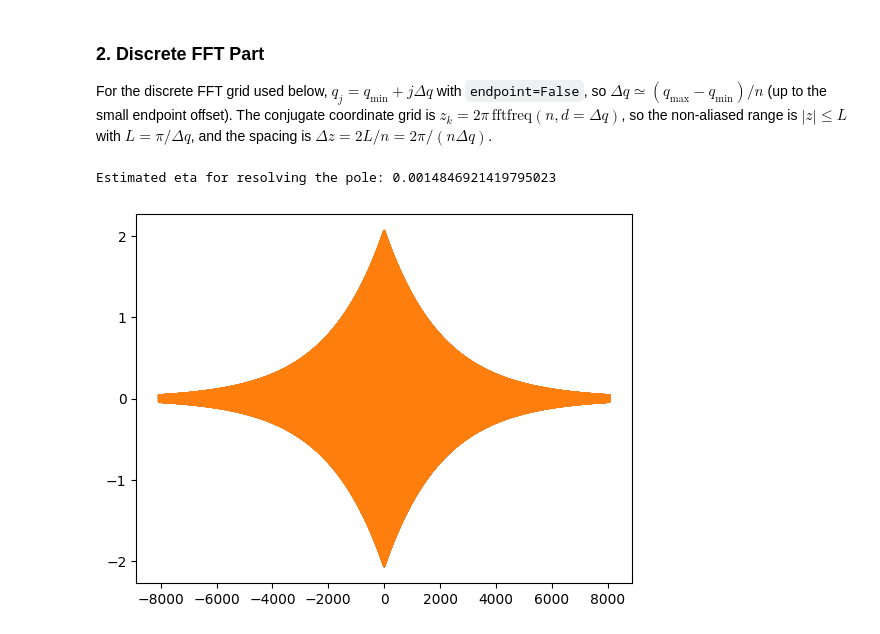
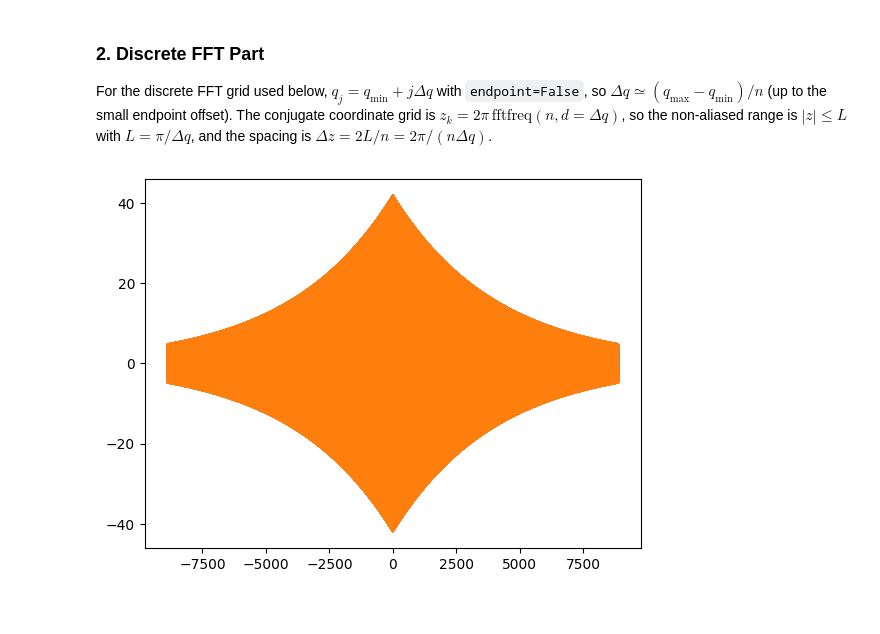
Before and after one commit to ClaudioQTM/2D_array, a Jupyter notebook: src/W_state/W_state_FFT.ipynb, the cells around one changed output. Cells and saved outputs as stored; diff of their text form; code cells hidden in the pictures.

```diff
--- a/src/W_state/W_state_FFT.ipynb
+++ b/src/W_state/W_state_FFT.ipynb
@@ -24,10 +24,10 @@ sigma_func_period = create_self_energy_interpolator_numba(
 )
 # r_para = np.array([-74, 30])
 # p_para = np.array([60, 50])
-r_para = np.array([0, 10])
-p_para = np.array([20, -5])
-E1 = 203 / 2
-E = 205
+r_para = np.array([3, 0.2])
+p_para = np.array([1, -2])
+E1 = 178 / 2
+E = 180
 Q_para = np.array([0, 0])
 sigma_func_period = sigma_func_period_numba
 Zc = 1
@@ -217,45 +217,44 @@ n_points = int(2e6)
 q_min, q_max = q_bounds(E, r_para, Q_para, square_lattice)
 q_grid = np.linspace(q_min + 1e-10, q_max - 1e-10, n_points, endpoint=False)
 dq = q_grid[1] - q_grid[0]
-eta = eta_estimator(
-    r_para, p_para, E1, E, Q_para, square_lattice, sigma_func_period, dq, 10
-)
-
+#eta = eta_estimator(
+#    r_para, p_para, E1, E, Q_para, square_lattice, sigma_func_period, dq, 10
+#)
+eta =1e-3
 q_grid, value_grid = W_k_sp_grid(
     r_para,
     p_para,
     E1,
     E,
     Q_para,
     Zc,
     square_lattice,
     sigma_func_period,
     n_points,
     eta=eta,
 )
 dq = q_grid[1] - q_grid[0]
 L = np.pi / dq  # Nyquist limit
 
 z_grid = 2 * np.pi * np.fft.fftfreq(n_points, d=dq)
 
 # value_grid_ifft = (q_max-q_min)*ifft(value_grid)
 value_grid_ifft = n_points * dq * ifft(value_grid)
 value_grid_ifft *= np.exp(1j * q_grid[0] * z_grid)
 
 # Only compare where the q grid resolves exp(i q z) with several samples per period.
 nyquist_z = np.pi / dq
 min_samples_per_period = 8
 resolved_z = 2 * np.pi / (min_samples_per_period * dq)
 keep = np.abs(z_grid) <= resolved_z
 
 
 plot_idx = np.argsort(z_grid[keep])
 plt.plot(z_grid[keep][plot_idx], np.real(value_grid_ifft[keep][plot_idx]))
 plt.plot(z_grid[keep][plot_idx], np.imag(value_grid_ifft[keep][plot_idx]))
 plt.show()
 # %% [output]
-Estimated eta for resolving the pole: 0.0014846921419795023
-[figure, old version]
+[figure, new version]
 # %%
 from W_state import quad_FT
 
```
Also changed, not shown: parts of 2 cells of this notebook, 1 other file.
